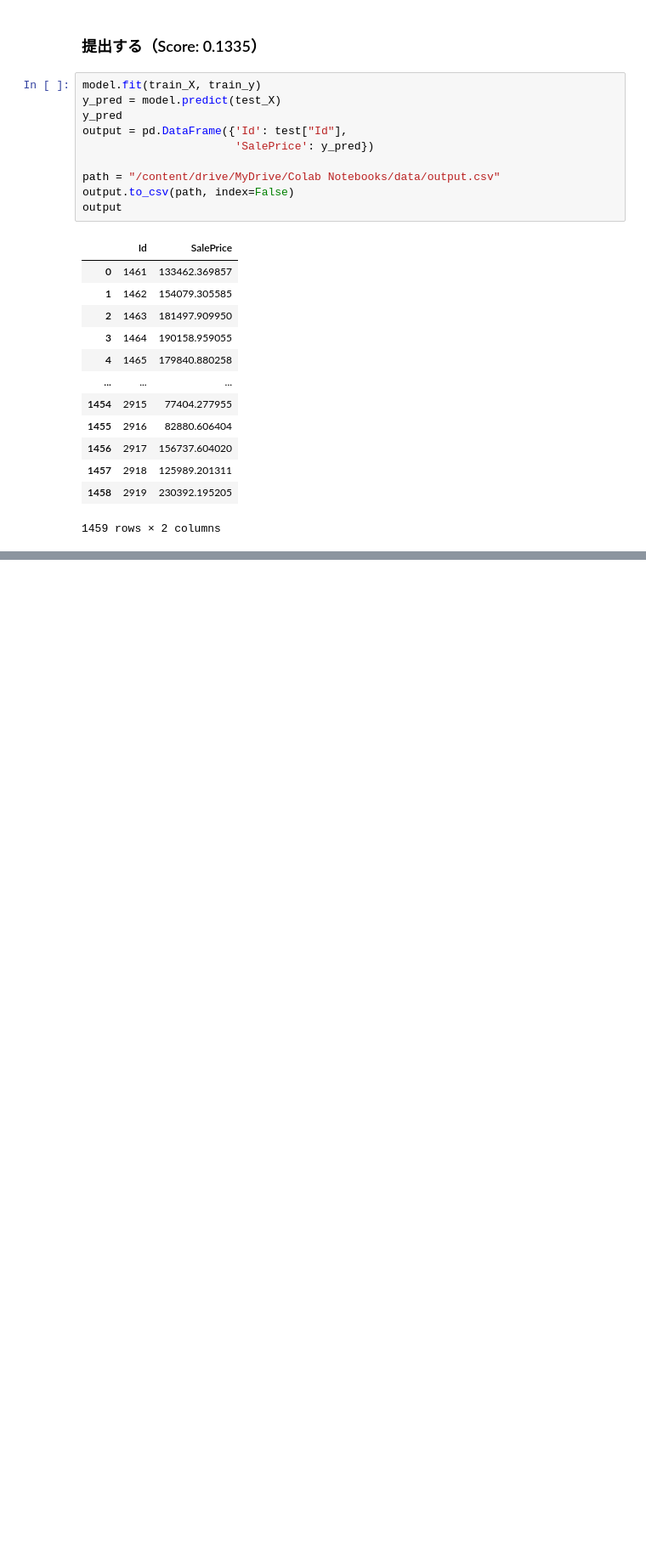
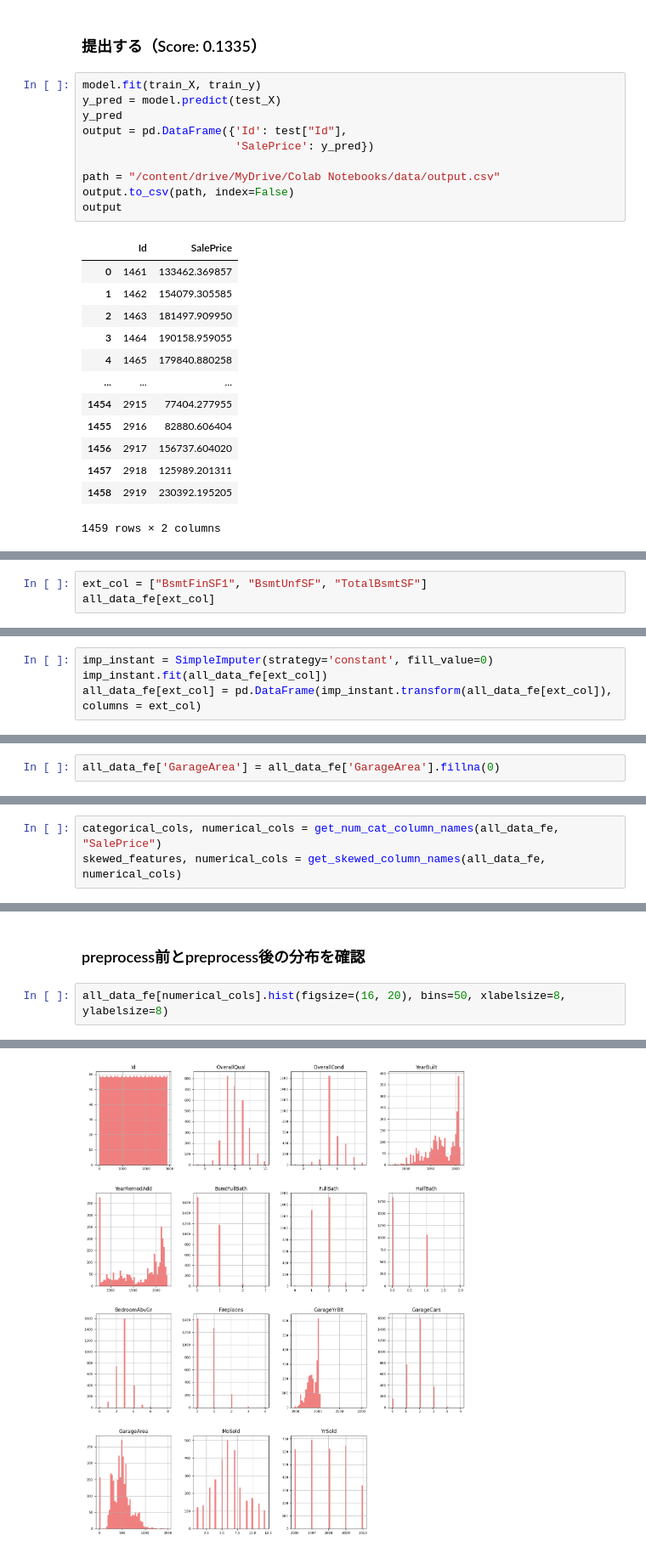
Before and after one commit to ntontonto/kaggle, a Jupyter notebook: house-prices/Feature_Engineering.ipynb, the cells around one changed output, grey strips where cells are left out. Shown at 85% size. Drawn from its saved outputs; the diff is of its cells as text; blank space fills up the shorter version.

```diff
--- a/house-prices/Feature_Engineering.ipynb
+++ b/house-prices/Feature_Engineering.ipynb
@@ -1083,0 +1149,3 @@ output
+# %%
+ext_col = ["BsmtFinSF1", "BsmtUnfSF", "TotalBsmtSF"]
+all_data_fe[ext_col]
@@ -1083,0 +1168,4 @@ output
+# %%
+imp_instant = SimpleImputer(strategy='constant', fill_value=0)
+imp_instant.fit(all_data_fe[ext_col])
+all_data_fe[ext_col] = pd.DataFrame(imp_instant.transform(all_data_fe[ext_col]), columns = ext_col)
@@ -1083,0 +1212,2 @@ output
+# %%
+all_data_fe['GarageArea'] = all_data_fe['GarageArea'].fillna(0)
@@ -1083,0 +1233,3 @@ output
+# %%
+categorical_cols, numerical_cols = get_num_cat_column_names(all_data_fe, "SalePrice")
+skewed_features, numerical_cols = get_skewed_column_names(all_data_fe, numerical_cols)
@@ -1083,0 +1263,5 @@ output
+# %% [markdown]
+### preprocess前とpreprocess後の分布を確認
+# %%
+all_data_fe[numerical_cols].hist(figsize=(16, 20), bins=50, xlabelsize=8, ylabelsize=8)
+# %% [output]
@@ -1083,0 +1283 @@ output
+[figure, added]
```
Also changed, not shown: parts of 50 cells of this notebook.
